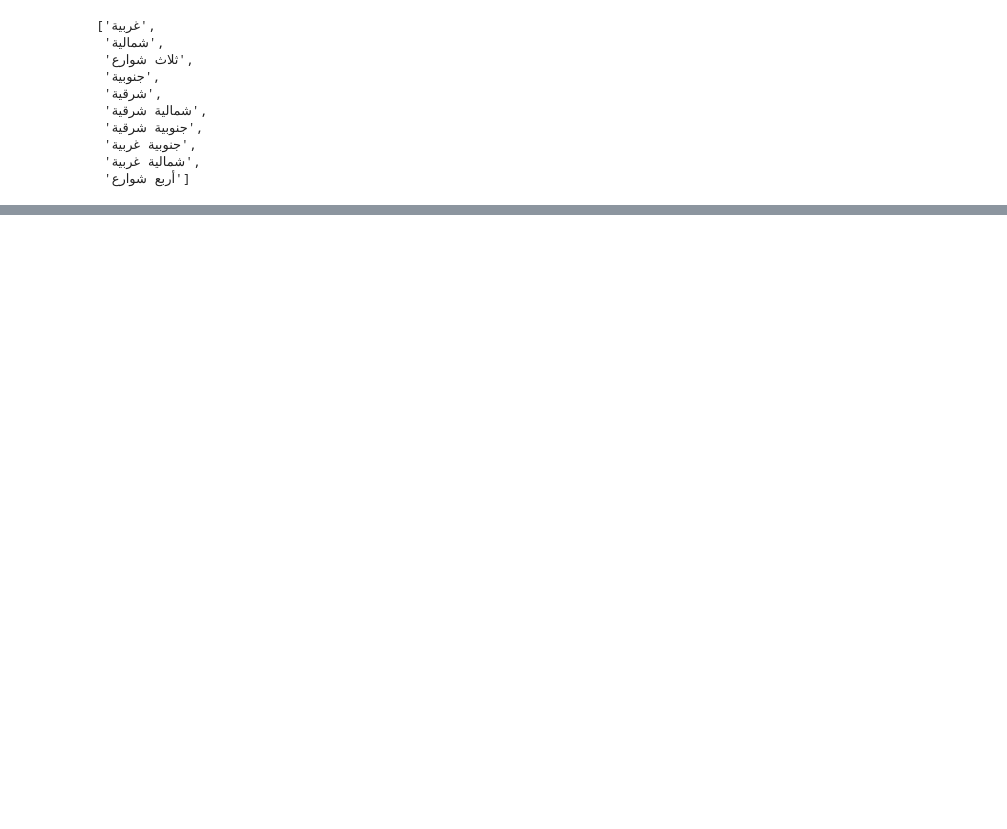
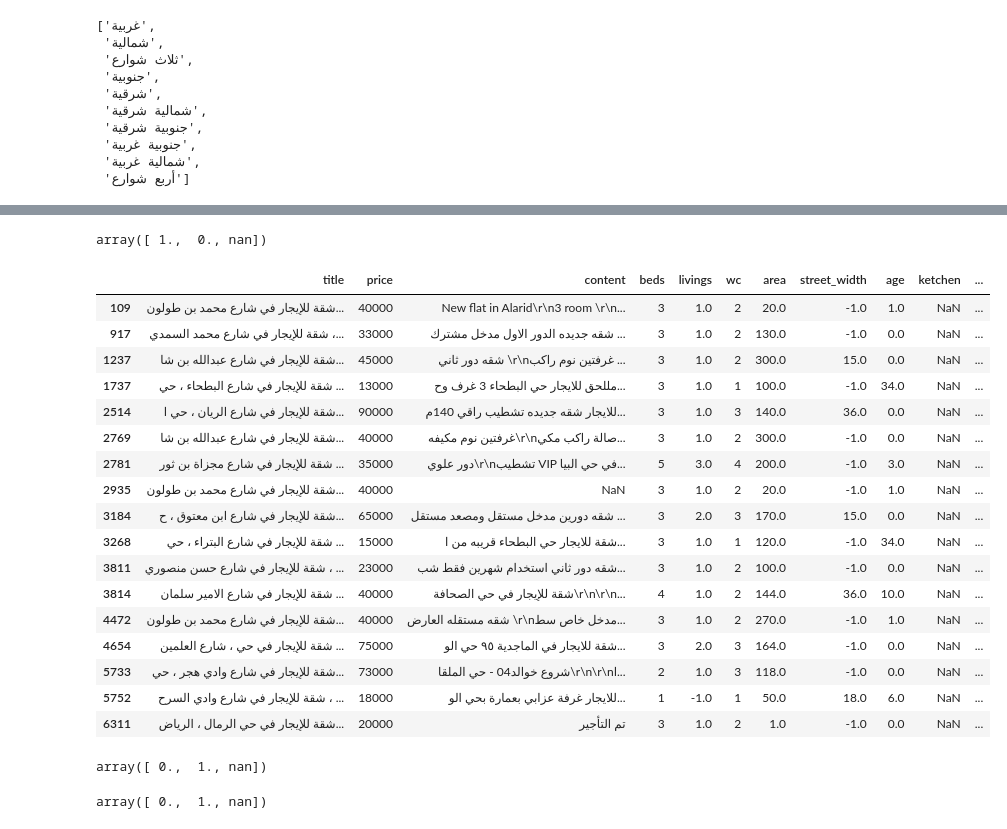
Before and after one commit to RandHamoud/Project3, a Jupyter notebook: Project3.ipynb, the cells around one changed output, grey strips where cells are left out. Drawn from its saved outputs; the diff is of its cells as text; code cells hidden in the pictures; blank space fills up the shorter version.

Commit message:
RealEstate without nulls

```diff
--- a/Project3.ipynb
+++ b/Project3.ipynb
@@ -278,0 +405,2 @@ land['الواجهة'].unique().tolist()
+# %%
+real_state['street_width'].fillna(-1, inplace=True)
@@ -278,0 +423,2 @@ land['الواجهة'].unique().tolist()
+# %%
+real_state['area'].fillna(-1, inplace=True)
@@ -278,0 +451,2 @@ land['الواجهة'].unique().tolist()
+# %%
+real_state['content'].fillna('Empty', inplace=True)
@@ -278,0 +489,2 @@ land['الواجهة'].unique().tolist()
+# %%
+real_state['age'].fillna(-1, inplace=True)
@@ -278,0 +511,25 @@ land['الواجهة'].unique().tolist()
+# %%
+real_state['ketchen'].unique()
+# %% [output]
+array([ 1.,  0., nan])
+# %%
+real_state[real_state['ketchen'].isnull()]
+# %% [output]
+|  | title | price | content | beds | livings | wc | area | street_width | age | ketchen | ... |
+| 109 | شقة للإيجار في شارع محمد بن طولون... | 40000 | New flat in Alarid\r\n3 room \r\n... | 3 | 1.0 | 2 | 20.0 | -1.0 | 1.0 | NaN | ... |
+| 917 | شقة للإيجار في شارع محمد السمدي ،... | 33000 | شقه جديده الدور الاول مدخل مشترك ... | 3 | 1.0 | 2 | 130.0 | -1.0 | 0.0 | NaN | ... |
+| 1237 | شقة للإيجار في شارع عبدالله بن شا... | 45000 | شقه دور ثاني \r\nغرفتين نوم راكب ... | 3 | 1.0 | 2 | 300.0 | 15.0 | 0.0 | NaN | ... |
+| 1737 | شقة للإيجار في شارع البطحاء ، حي ... | 13000 | مللحق للايجار حي البطحاء 3 غرف وح... | 3 | 1.0 | 1 | 100.0 | -1.0 | 34.0 | NaN | ... |
+| 2514 | شقة للإيجار في شارع الريان ، حي ا... | 90000 | للايجار شقه جديده تشطيب راقي 140م... | 3 | 1.0 | 3 | 140.0 | 36.0 | 0.0 | NaN | ... |
+| 2769 | شقة للإيجار في شارع عبدالله بن شا... | 40000 | غرفتين نوم مكيفه\r\nصالة راكب مكي... | 3 | 1.0 | 2 | 300.0 | -1.0 | 0.0 | NaN | ... |
+| 2781 | شقة للإيجار في شارع مجزاة بن ثور ... | 35000 | دور علوي\r\nتشطيب VIP في حي البيا... | 5 | 3.0 | 4 | 200.0 | -1.0 | 3.0 | NaN | ... |
+| 2935 | شقة للإيجار في شارع محمد بن طولون... | 40000 | NaN | 3 | 1.0 | 2 | 20.0 | -1.0 | 1.0 | NaN | ... |
+| 3184 | شقة للإيجار في شارع ابن معتوق ، ح... | 65000 | شقه دورين مدخل مستقل ومصعد مستقل ... | 3 | 2.0 | 3 | 170.0 | 15.0 | 0.0 | NaN | ... |
+| 3268 | شقة للإيجار في شارع البتراء ، حي ... | 15000 | شقة للايجار حي البطحاء قريبه من ا... | 3 | 1.0 | 1 | 120.0 | -1.0 | 34.0 | NaN | ... |
+| 3811 | شقة للإيجار في شارع حسن منصوري ، ... | 23000 | شقه دور ثاني استخدام شهرين فقط شب... | 3 | 1.0 | 2 | 100.0 | -1.0 | 0.0 | NaN | ... |
+| 3814 | شقة للإيجار في شارع الامير سلمان ... | 40000 | شقة للإيجار في حي الصحافة\r\n\r\n... | 4 | 1.0 | 2 | 144.0 | 36.0 | 10.0 | NaN | ... |
+| 4472 | شقة للإيجار في شارع محمد بن طولون... | 40000 | شقه مستقله العارض \r\nمدخل خاص سط... | 3 | 1.0 | 2 | 270.0 | -1.0 | 1.0 | NaN | ... |
+| 4654 | شقة للإيجار في حي ، شارع العلمين ... | 75000 | شقة للايجار في الماجدية ٩٥ حي الو... | 3 | 2.0 | 3 | 164.0 | -1.0 | 0.0 | NaN | ... |
+| 5733 | شقة للإيجار في شارع وادي هجر ، حي... | 73000 | شروع خوالد04 - حي الملقا\r\n\r\nا... | 2 | 1.0 | 3 | 118.0 | -1.0 | 0.0 | NaN | ... |
+| 5752 | شقة للإيجار في شارع وادي السرح ، ... | 18000 | للايجار غرفة عزابي بعمارة بحي الو... | 1 | -1.0 | 1 | 50.0 | 18.0 | 6.0 | NaN | ... |
+| 6311 | شقة للإيجار في حي الرمال ، الرياض... | 20000 | تم التأجير | 3 | 1.0 | 2 | 1.0 | -1.0 | 0.0 | NaN | ... |
@@ -278,0 +538,4 @@ land['الواجهة'].unique().tolist()
+# %%
+real_state['ac'].unique()
+# %% [output]
+array([ 0.,  1., nan])
@@ -278,0 +544,4 @@ land['الواجهة'].unique().tolist()
+# %%
+real_state['furnished'].unique()
+# %% [output]
+array([ 0.,  1., nan])
```
Also changed, not shown: parts of 33 cells of this notebook, 1 other file.
